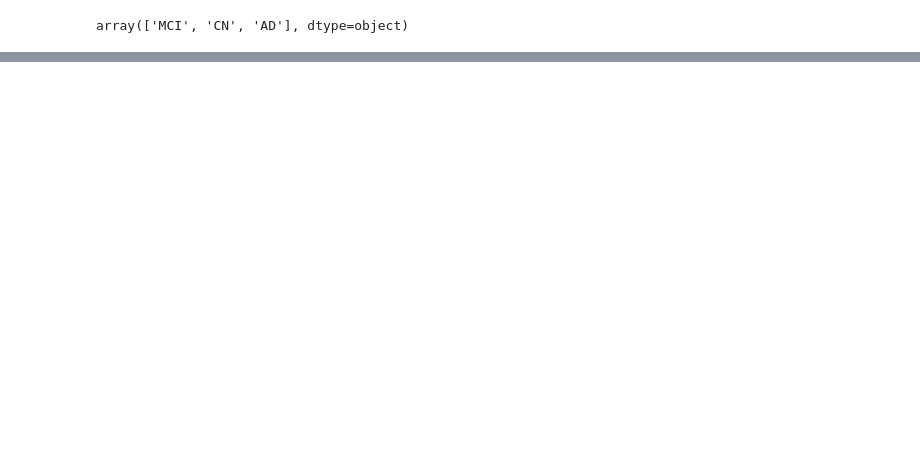
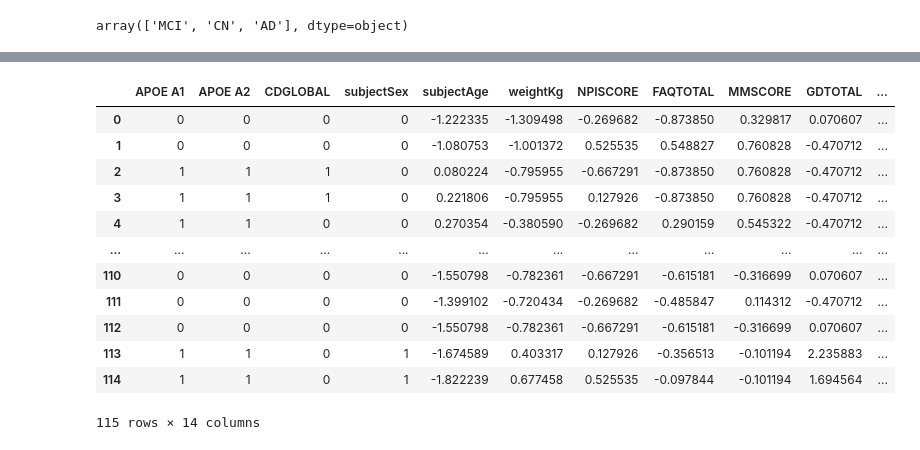
Before and after one commit to kgutjahr/STiL-TTA, a Jupyter notebook: data/ADNI.ipynb, the cells around one changed output, grey strips where cells are left out. Cells and saved outputs as stored; diff of their text form; code cells hidden in the pictures; blank space fills up the shorter version.

Commit message:
adni dataset

```diff
--- a/data/ADNI.ipynb
+++ b/data/ADNI.ipynb
@@ -246,0 +382,13 @@ relevant_df
+# %%
+def create_cutted_split(df: pd.DataFrame, size: float) -> tuple[pd.DataFrame, pd.DataFrame]:
+    nclasses = df["researchGroup"].nunique()
+    df_ids = data_split(df=df, nclasses=nclasses, split=size)
+    first_df = df.loc[df['dataIdentifier'].isin(df_ids)]
+    second_df = df.loc[~df['dataIdentifier'].isin(df_ids)]
+    return first_df.reset_index(drop=True), second_df.reset_index(drop=True)
+# %%
+def create_dataset(tab_data: pd.DataFrame, train_ratio: float, val_ratio: float):
+    train_val, test = create_cutted_split(df=tab_data, size=train_ratio+val_ratio)
+    val_size_relative = val_ratio / (train_ratio + val_ratio)
+    train, val = create_cutted_split(df=train_val, size=1 - val_size_relative)
+    return train, val, test
@@ -246,0 +447,6 @@ relevant_df
+# %%
+def reorder_df(df: pd.DataFrame, new_order: list[str]) -> pd.DataFrame:
+    other_columns = list(set(list(df.columns)) - set(new_order))
+
+    new_order = new_order + other_columns
+    return df[new_order]
@@ -246,0 +498,34 @@ relevant_df
+# %%
+categorical_cols = ["APOE A1", "APOE A2", "CDGLOBAL", "subjectSex", "researchGroup"]
+continuous_cols = ["subjectAge", "weightKg", "NPISCORE", "FAQTOTAL", "MMSCORE", "GDTOTAL"]
+
+train, val, test = create_dataset(tab_data=relevant_df, train_ratio=0.6, val_ratio=0.2)
+
+train_df, val_df, test_df, cat_mapping = categorize(train_df=train,
+                                                    val_df=val,
+                                                    test_df=test,
+                                                    categorical_columns=categorical_cols)
+
+train_df, val_df, test_df, mean, std = normalize(train_df=train_df,
+                                                val_df=val_df,
+                                                test_df=test_df,
+                                                continuous_columns=continuous_cols)
+# %%
+train_df = reorder_df(df=train_df, new_order=categorical_cols[:-1]+continuous_cols)
+val_df = reorder_df(df=val_df, new_order=categorical_cols[:-1]+continuous_cols)
+test_df = reorder_df(df=test_df, new_order=categorical_cols[:-1]+continuous_cols)
+train_df
+# %% [output]
+|  | APOE A1 | APOE A2 | CDGLOBAL | subjectSex | subjectAge | weightKg | NPISCORE | FAQTOTAL | MMSCORE | GDTOTAL | ... |
+| 0 | 0 | 0 | 0 | 0 | -1.222335 | -1.309498 | -0.269682 | -0.873850 | 0.329817 | 0.070607 | ... |
+| 1 | 0 | 0 | 0 | 0 | -1.080753 | -1.001372 | 0.525535 | 0.548827 | 0.760828 | -0.470712 | ... |
+| 2 | 1 | 1 | 1 | 0 | 0.080224 | -0.795955 | -0.667291 | -0.873850 | 0.760828 | -0.470712 | ... |
+| 3 | 1 | 1 | 1 | 0 | 0.221806 | -0.795955 | 0.127926 | -0.873850 | 0.760828 | -0.470712 | ... |
+| 4 | 1 | 1 | 0 | 0 | 0.270354 | -0.380590 | -0.269682 | 0.290159 | 0.545322 | -0.470712 | ... |
+| ... | ... | ... | ... | ... | ... | ... | ... | ... | ... | ... | ... |
+| 110 | 0 | 0 | 0 | 0 | -1.550798 | -0.782361 | -0.667291 | -0.615181 | -0.316699 | 0.070607 | ... |
+| 111 | 0 | 0 | 0 | 0 | -1.399102 | -0.720434 | -0.269682 | -0.485847 | 0.114312 | -0.470712 | ... |
+| 112 | 0 | 0 | 0 | 0 | -1.550798 | -0.782361 | -0.667291 | -0.615181 | -0.316699 | 0.070607 | ... |
+| 113 | 1 | 1 | 0 | 1 | -1.674589 | 0.403317 | 0.127926 | -0.356513 | -0.101194 | 2.235883 | ... |
+| 114 | 1 | 1 | 0 | 1 | -1.822239 | 0.677458 | 0.525535 | -0.097844 | -0.101194 | 1.694564 | ... |
+115 rows × 14 columns
```
Also changed, not shown: parts of 22 cells of this notebook, 11 other files.
